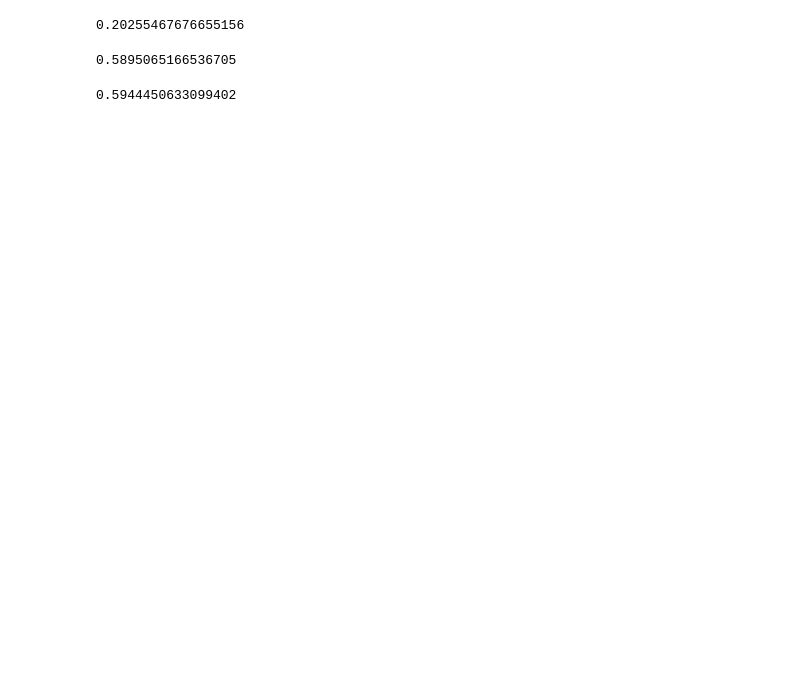
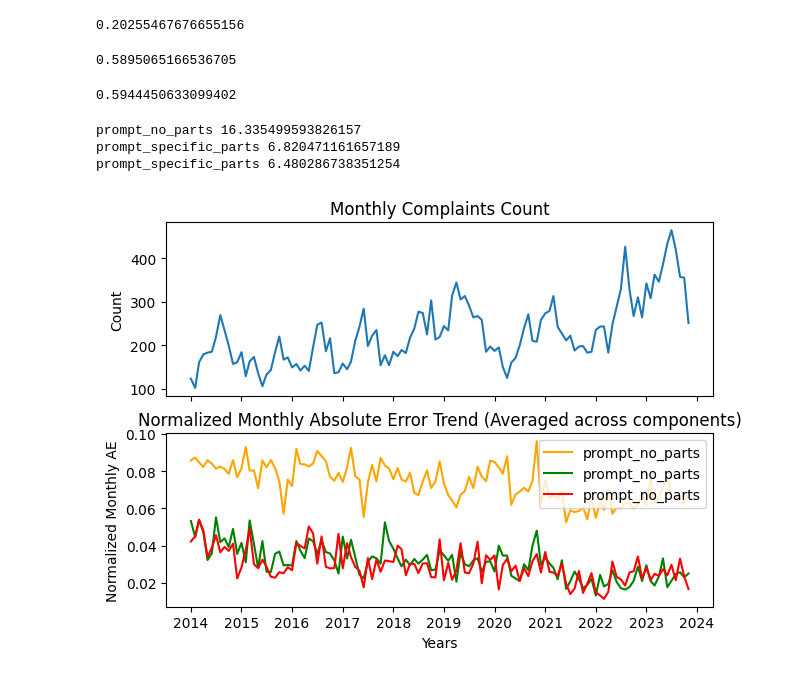
Before and after one commit to prithvidasgupta/si671, a Jupyter notebook: graph.ipynb, the cells around one changed output. Drawn from its saved outputs; the diff is of its cells as text; code cells hidden in the pictures; blank space fills up the shorter version.

Commit message:
add NMAE code

```diff
--- a/graph.ipynb
+++ b/graph.ipynb
@@ -249,3 +191,47 @@ accuracy_score(filtered_df['Components'], filtered_df['LABELS_2'])
 accuracy_score(filtered_df['Emergent Components'], filtered_df['LABELS_3'])
 # %% [output]
 0.5944450633099402
+# %%
+f, (ax1,ax) = plt.subplots(2,1, sharex=True)
+sns.lineplot(filtered_df.groupby(['LDATE_1M'])[['LDATE']].count().reset_index(), x='LDATE_1M', y='LDATE', ax=ax1)
+ax1.set_title('Monthly Complaints Count')
+ax1.set_ylabel('Count')
+true_count = filtered_df.groupby(['LDATE_1M', 'Components']).count().reset_index()[['LDATE_1M', 'Components', 'LDATE']]
+pred_count = filtered_df[filtered_df['LABELS_1'].isin(important_parts)].groupby(['LDATE_1M', 'LABELS_1']).count().reset_index()[['LDATE_1M', 'LABELS_1', 'LDATE']]
+pred_count['Components'] = pred_count['LABELS_1']
+temp = true_count.merge(pred_count,how='left', left_on=['LDATE_1M', 'Components'], right_on=['LDATE_1M', 'Components']).fillna(0)
+temp['Monthly Error'] = np.abs(temp['LDATE_x']-temp['LDATE_y'])
+print('prompt_no_parts', np.mean(temp['Monthly Error']))
+temp = temp.merge(filtered_df.groupby(['LDATE_1M'])[['LDATE']].count().reset_index(),how='left', left_on=['LDATE_1M'], right_on=['LDATE_1M'])
+temp['Normalized Monthly AE'] = temp['Monthly Error']/temp['LDATE']
+sns.lineplot(temp, x='LDATE_1M', y='Normalized Monthly AE', ax=ax, label='prompt_no_parts', color='orange', errorbar=None)
+
+true_count = filtered_df.groupby(['LDATE_1M', 'Components']).count().reset_index()[['LDATE_1M', 'Components', 'LDATE']]
+pred_count = filtered_df[filtered_df['LABELS_2'].isin(important_parts)].groupby(['LDATE_1M', 'LABELS_2']).count().reset_index()[['LDATE_1M', 'LABELS_2', 'LDATE']]
+pred_count['Components'] = pred_count['LABELS_2']
+temp = true_count.merge(pred_count,how='left', left_on=['LDATE_1M', 'Components'], right_on=['LDATE_1M', 'Components']).fillna(0)
+temp['Monthly Error'] = np.abs(temp['LDATE_x']-temp['LDATE_y'])
+print('prompt_specific_parts', np.mean(temp['Monthly Error']))
+temp = temp.merge(filtered_df.groupby(['LDATE_1M'])[['LDATE']].count().reset_index(),how='left', left_on=['LDATE_1M'], right_on=['LDATE_1M'])
+temp['Normalized Monthly AE'] = temp['Monthly Error']/temp['LDATE']
+sns.lineplot(temp, x='LDATE_1M', y='Normalized Monthly AE', ax=ax, label='prompt_no_parts', color='green', errorbar=None)
+
+true_count = filtered_df.groupby(['LDATE_1M', 'Emergent Components']).count().reset_index()[['LDATE_1M', 'Emergent Components', 'LDATE']]
+pred_count = filtered_df[filtered_df['LABELS_3'].isin(filtered_df['Emergent Components'].unique())].groupby(['LDATE_1M', 'LABELS_3']).count().reset_index()[['LDATE_1M', 'LABELS_3', 'LDATE']]
+pred_count['Emergent Components'] = pred_count['LABELS_3']
+temp = true_count.merge(pred_count,how='left', left_on=['LDATE_1M', 'Emergent Components'], right_on=['LDATE_1M', 'Emergent Components']).fillna(0)
+temp['Monthly Error'] = np.abs(temp['LDATE_x']-temp['LDATE_y'])
+print('prompt_specific_parts', np.mean(temp['Monthly Error']))
+temp = temp.merge(filtered_df.groupby(['LDATE_1M'])[['LDATE']].count().reset_index(),how='left', left_on=['LDATE_1M'], right_on=['LDATE_1M'])
+temp['Normalized Monthly AE'] = temp['Monthly Error']/temp['LDATE']
+sns.lineplot(temp, x='LDATE_1M', y='Normalized Monthly AE', ax=ax, label='prompt_no_parts', color='red', errorbar=None)
+
+plt.xlabel('Years')
+plt.tight_layout(h_pad=2.0)
+_=ax.set_title('Normalized Monthly Absolute Error Trend (Averaged across components)')
+plt.savefig('NMAE.svg', format='svg')
+# %% [output]
+prompt_no_parts 16.335499593826157
+prompt_specific_parts 6.820471161657189
+prompt_specific_parts 6.480286738351254
+[figure, added]
```
Also changed, not shown: parts of 4 cells of this notebook.
